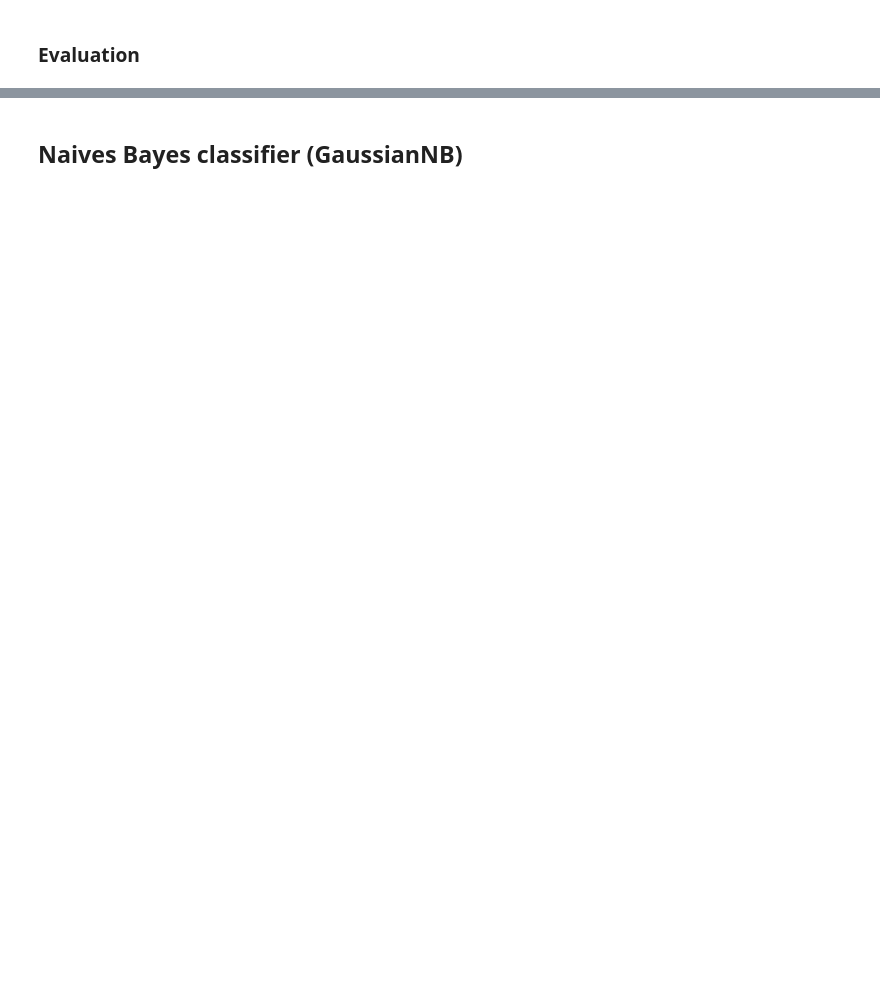
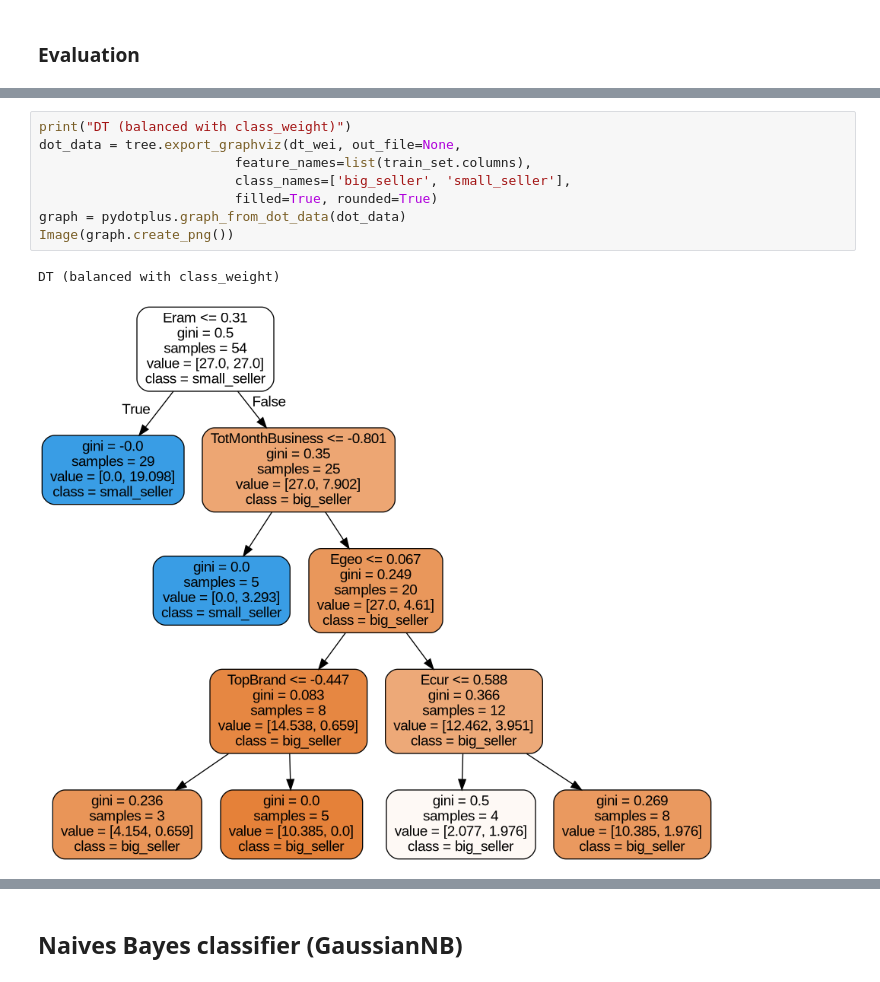
Before and after one commit to adettori/Data-Mining-DM-2020-project, a Jupyter notebook: dm2020-2-task3.ipynb, the cells around one changed output, grey strips where cells are left out. Drawn from its saved outputs; the diff is of its cells as text; blank space fills up the shorter version.

```diff
--- a/dm2020-2-task3.ipynb
+++ b/dm2020-2-task3.ipynb
@@ -536,0 +605,11 @@ plt.show()
+# %%
+print("DT (balanced with class_weight)")
+dot_data = tree.export_graphviz(dt_wei, out_file=None,
+                         feature_names=list(train_set.columns),
+                         class_names=['big_seller', 'small_seller'],
+                         filled=True, rounded=True)
+graph = pydotplus.graph_from_dot_data(dot_data)
+Image(graph.create_png())
+# %% [output]
+DT (balanced with class_weight)
+[figure, added]
```
Also changed, not shown: parts of 185 cells of this notebook.
